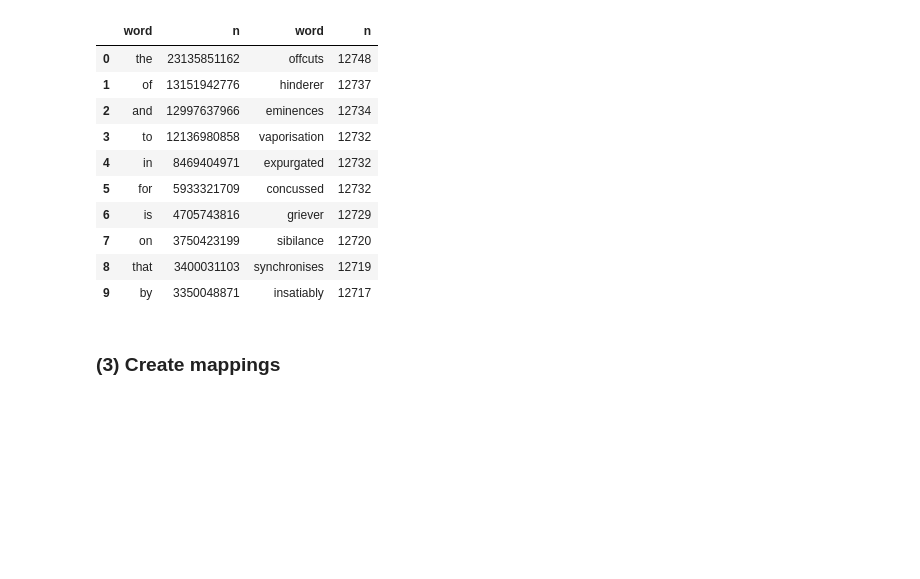
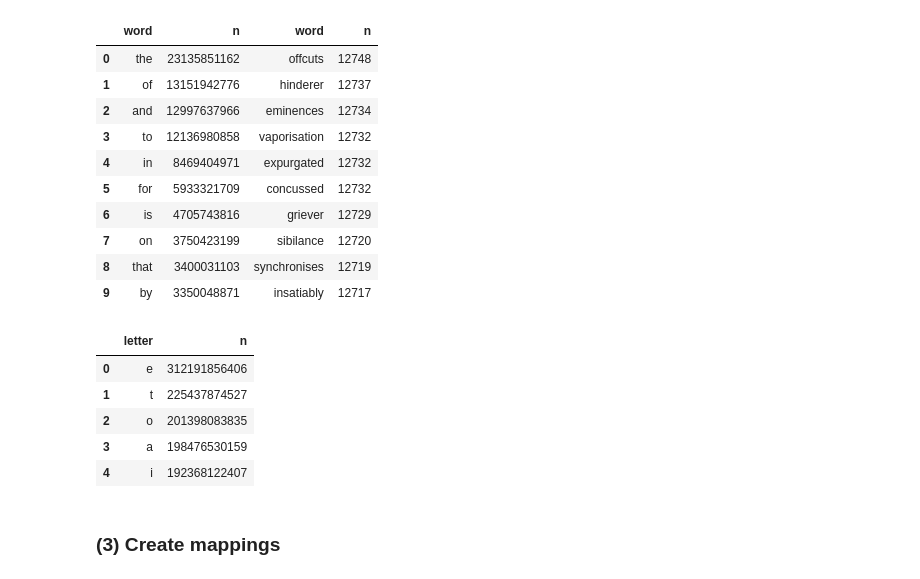
Before and after one commit to ErikinBC/mirror_alphabet, a Jupyter notebook: christian_bok.ipynb, the cells around one changed output. Drawn from its saved outputs; the diff is of its cells as text; code cells hidden in the pictures; blank space fills up the shorter version.

```diff
--- a/christian_bok.ipynb
+++ b/christian_bok.ipynb
@@ -108,6 +124,19 @@ The ten most and least common words in the corpus
 | 7 | on | 3750423199 | sibilance | 12720 |
 | 8 | that | 3400031103 | synchronises | 12719 |
 | 9 | by | 3350048871 | insatiably | 12717 |
+# %%
+letter_freq = df_merge[['word','n']].apply(lambda x: list(x.word),1).reset_index().explode(0)
+letter_freq.rename(columns={0:'letter','index':'idx'}, inplace=True)
+letter_freq_n = letter_freq.merge(df_merge.rename_axis('idx').n.reset_index()).groupby('letter').n.sum().reset_index()
+letter_freq_n = letter_freq_n.sort_values('n',ascending=False).reset_index(None,True)
+letter_freq_n.head()
+# %% [output]
+|  | letter | n |
+| 0 | e | 312191856406 |
+| 1 | t | 225437874527 |
+| 2 | o | 201398083835 |
+| 3 | a | 198476530159 |
+| 4 | i | 192368122407 |
 # %% [markdown]
 ### (3) Create mappings
 # %%
```
Also changed, not shown: parts of 14 cells of this notebook, 2 other files.
